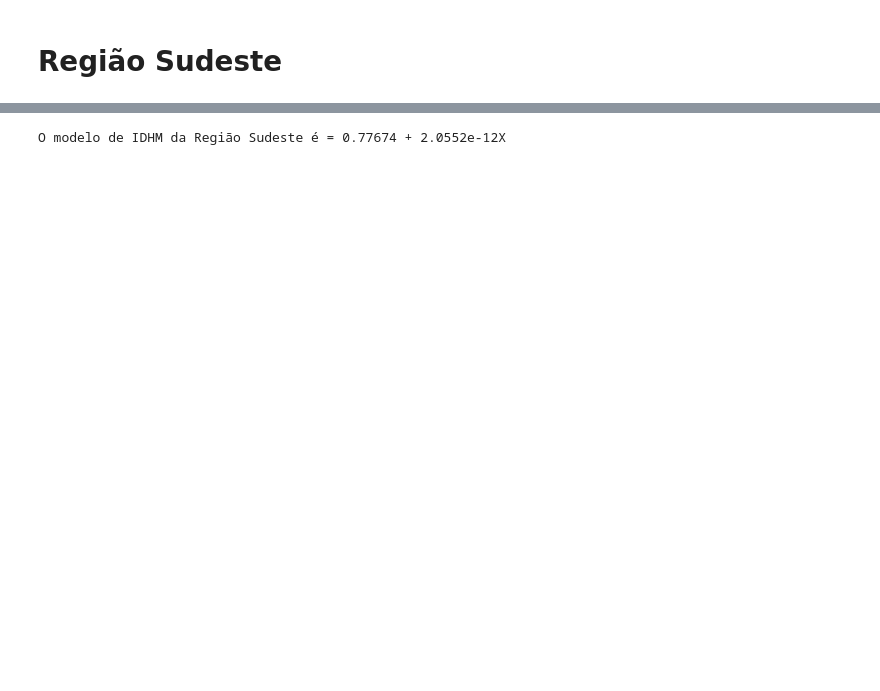
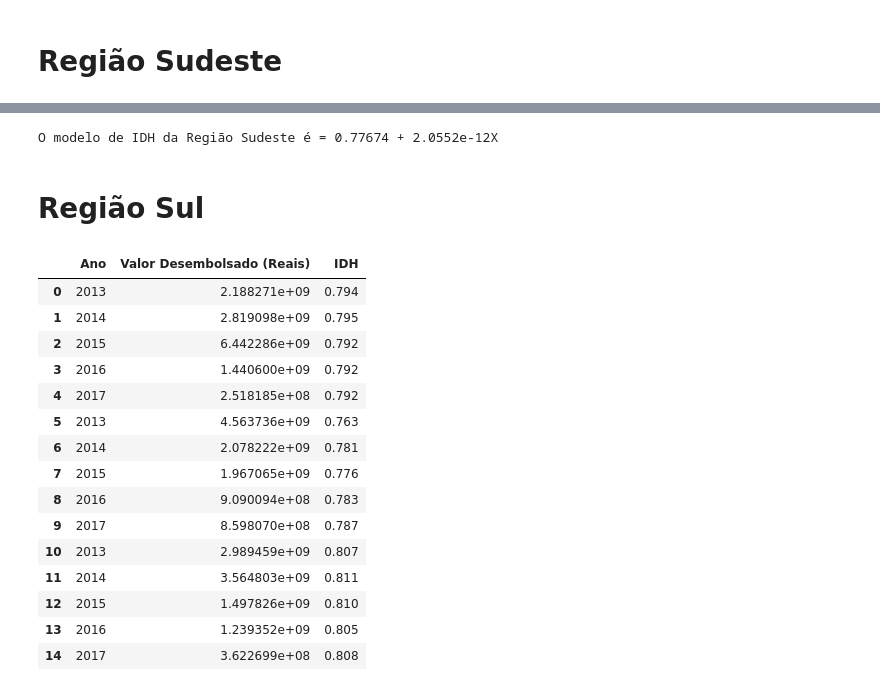
Before and after one commit to dayanacavalcante/BNDES-Dados-Abertos, a Jupyter notebook: Src/BNDES-Dados-Abertos.ipynb, the cells around one changed output, grey strips where cells are left out. Cells and saved outputs as stored; diff of their text form; code cells hidden in the pictures; blank space fills up the shorter version.

Commit message:
Região Sul

```diff
--- a/Src/BNDES-Dados-Abertos.ipynb
+++ b/Src/BNDES-Dados-Abertos.ipynb
@@ -242,12 +242,34 @@ strong multicollinearity or other numerical problems.
 # Regressão Linear
 
 X = sudeste['Valor Desembolsado (Reais) '].values.reshape(-1,1)
-y = sudeste['IDHM'].values.reshape(-1,1)
+y = sudeste['IDH'].values.reshape(-1,1)
 
 reg = LinearRegression()
 reg.fit(X, y)
 
 
-print("O modelo de IDHM da Região Sudeste é = {:.5} + {:.5}X".format(reg.intercept_[0], reg.coef_[0][0]))
+print("O modelo de IDH da Região Sudeste é = {:.5} + {:.5}X".format(reg.intercept_[0], reg.coef_[0][0]))
 # %% [output]
-O modelo de IDHM da Região Sudeste é = 0.77674 + 2.0552e-12X
+O modelo de IDH da Região Sudeste é = 0.77674 + 2.0552e-12X
+# %% [markdown]
+# Região Sul
+# %%
+sul = pd.read_csv("C:\\Users\\RenanSardinha\\Documents\\Data Science\\Projects\\BNDES-Dados-Abertos\\Dados\\regiao-sul.csv")
+sul
+# %% [output]
+|  | Ano | Valor Desembolsado (Reais) | IDH |
+| 0 | 2013 | 2.188271e+09 | 0.794 |
+| 1 | 2014 | 2.819098e+09 | 0.795 |
+| 2 | 2015 | 6.442286e+09 | 0.792 |
+| 3 | 2016 | 1.440600e+09 | 0.792 |
+| 4 | 2017 | 2.518185e+08 | 0.792 |
+| 5 | 2013 | 4.563736e+09 | 0.763 |
+| 6 | 2014 | 2.078222e+09 | 0.781 |
+| 7 | 2015 | 1.967065e+09 | 0.776 |
+| 8 | 2016 | 9.090094e+08 | 0.783 |
+| 9 | 2017 | 8.598070e+08 | 0.787 |
+| 10 | 2013 | 2.989459e+09 | 0.807 |
+| 11 | 2014 | 3.564803e+09 | 0.811 |
+| 12 | 2015 | 1.497826e+09 | 0.810 |
+| 13 | 2016 | 1.239352e+09 | 0.805 |
+| 14 | 2017 | 3.622699e+08 | 0.808 |
```
Also changed, not shown: parts of 14 cells of this notebook, 5 other files.
